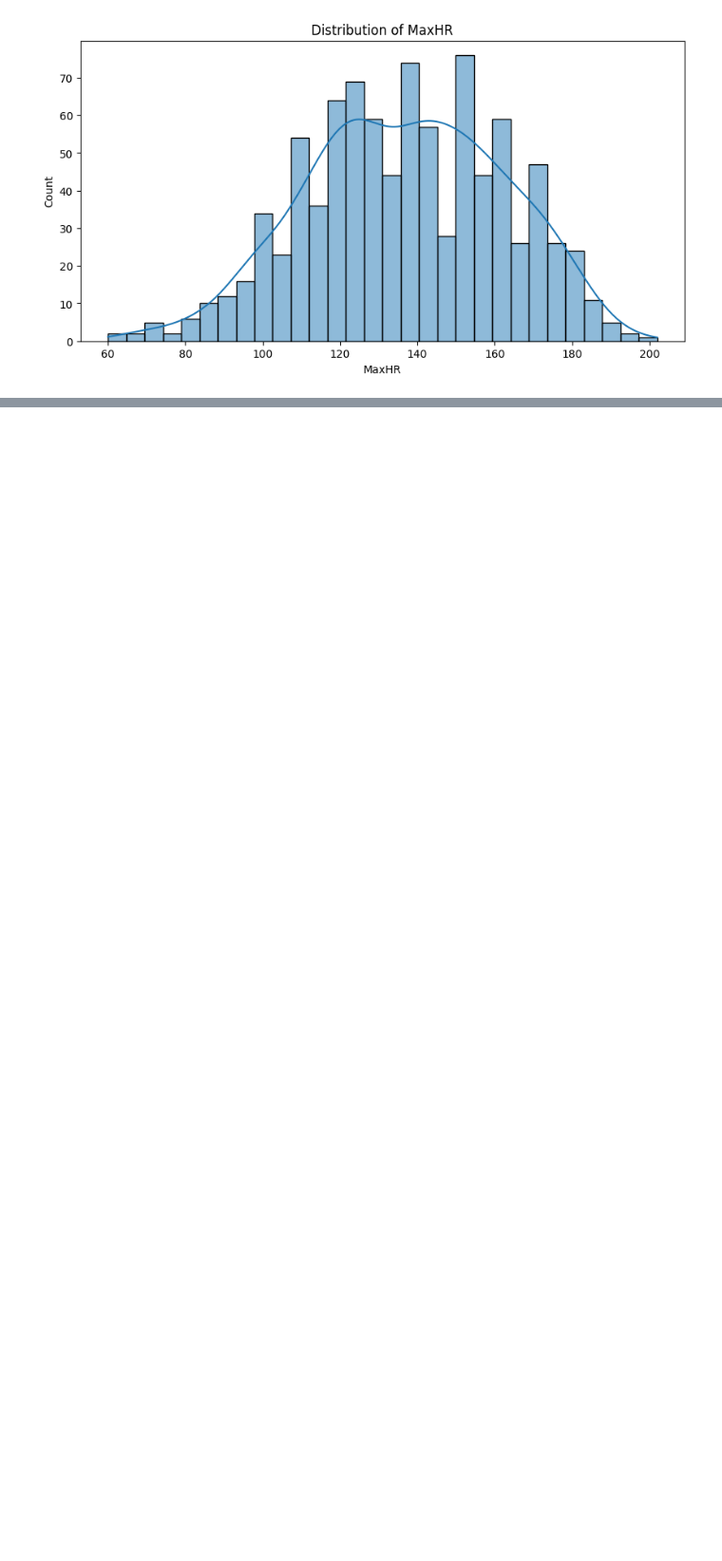
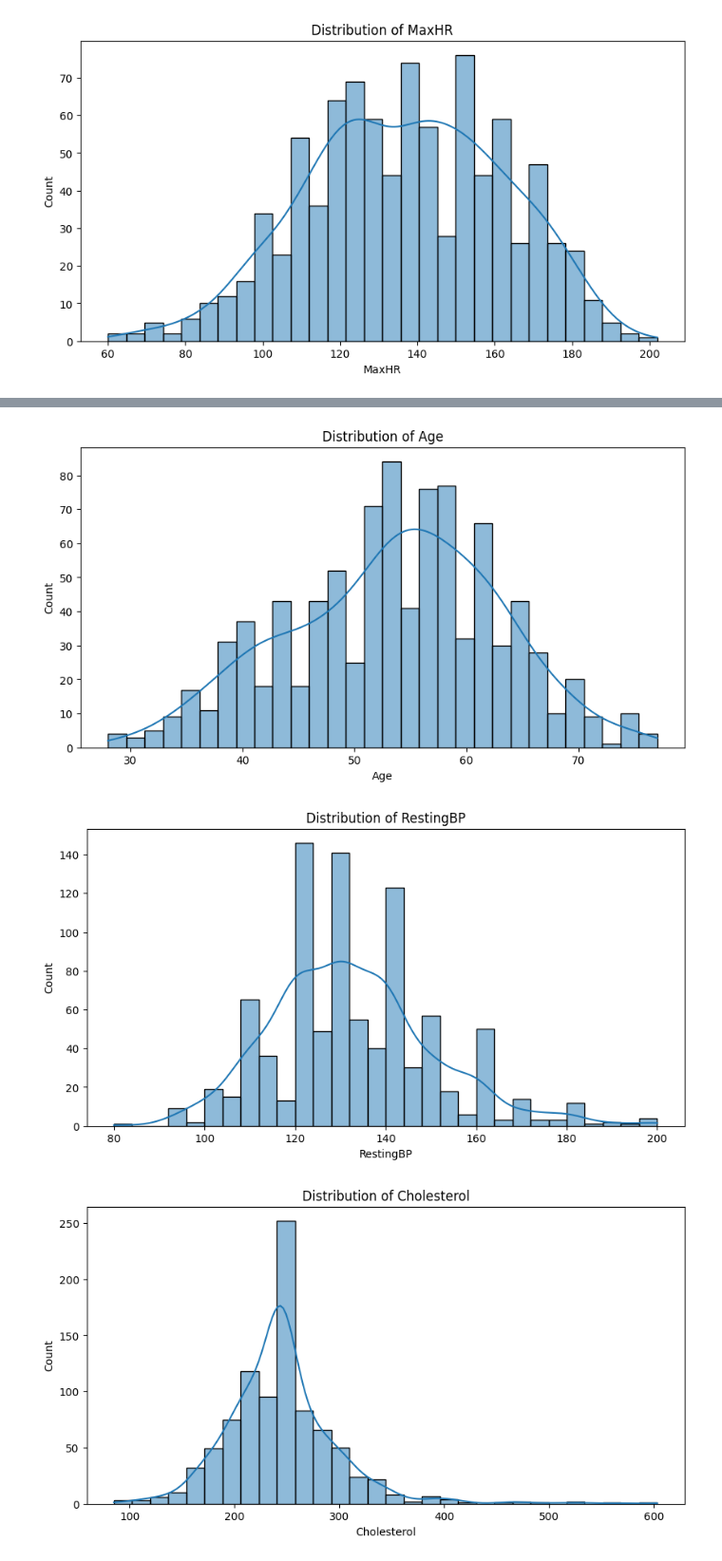
Before and after one commit to umar792/Data-Scientce, a Jupyter notebook: machine-Learning/Part1/project02/project02.ipynb, the cells around one changed output, grey strips where cells are left out. Shown: that part at 95% size. Drawn from its saved outputs; the diff is of its cells as text; code cells hidden in the pictures; blank space fills up the shorter version.

```diff
--- a/machine-Learning/Part1/project02/project02.ipynb
+++ b/machine-Learning/Part1/project02/project02.ipynb
@@ -119,3 +119,9 @@ for col in numeric_columns:
 [figure]
 [figure]
 [figure]
+# %%
+# now replace all 0 cholesterol with the mean value
+mean_cholesterol = df.loc[df['Cholesterol'] != 0 , 'Cholesterol'].mean()
+df["Cholesterol"] = df["Cholesterol"].replace(0, mean_cholesterol)
+df["Cholesterol"]= df["Cholesterol"].round(2)
+print(df["Cholesterol"].value_counts())
@@ -121,0 +142,6 @@ for col in numeric_columns:
+# %%
+# now same for RestingBP
+mean_restingbp = df.loc[df["RestingBP"] != 0, "RestingBP"].mean()
+df["RestingBP"] = df["RestingBP"].replace(0,mean_restingbp)
+df["RestingBP"] = df["RestingBP"].round(2)
+print(df["RestingBP"].value_counts())
@@ -121,0 +162,11 @@ for col in numeric_columns:
+# %%
+# now check the data distribution
+numeric_columns = ["Age", "RestingBP", "Cholesterol","MaxHR"]
+for col in numeric_columns:
+    plt.figure(figsize=(10,5))
+    sns.histplot(df[col], kde=True, bins=30)
+    plt.title(f'Distribution of {col}')
+# %% [output]
+[figure, added]
+[figure, added]
+[figure, added]
```
Also changed, not shown: parts of 5 cells of this notebook, 1 other file.
